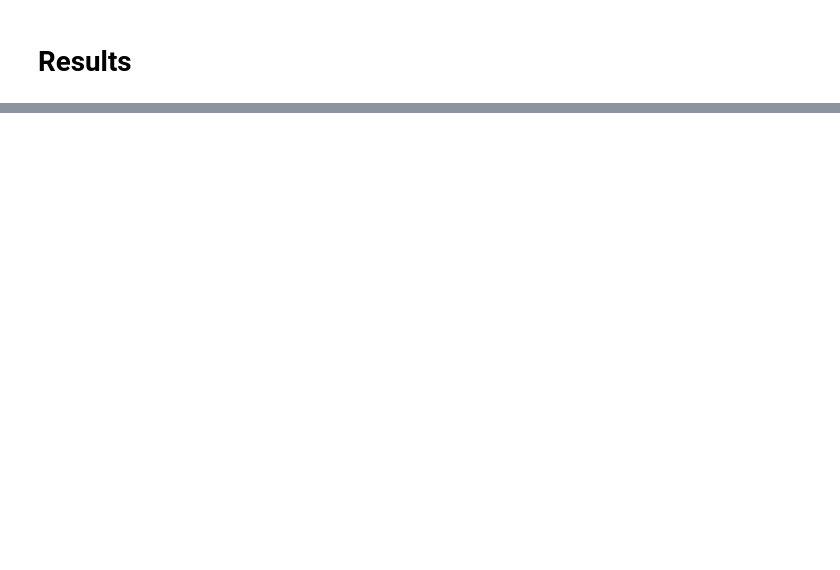
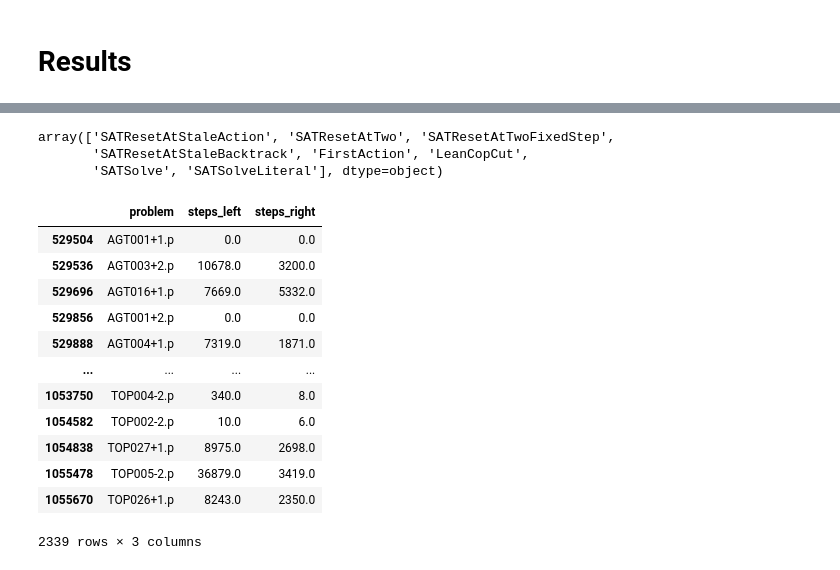
Before and after one commit to mfixman/connections, a Jupyter notebook: jupyter/Analysis_sat.ipynb, the cells around one changed output, grey strips where cells are left out. Cells and saved outputs as stored; diff of their text form; code cells hidden in the pictures; blank space fills up the shorter version.

```diff
--- a/jupyter/Analysis_sat.ipynb
+++ b/jupyter/Analysis_sat.ipynb
@@ -24,7 +24,7 @@ seaborn.set()
 data = pandas.concat(
     [
         pandas.read_csv(
-            'results/SATReset_Tuesday_partial.csv',
+            'results/SATReset_Tuesday.csv',
         ),
         pandas.read_csv(
             'results/SATResetTuesdayControl.csv',
@@ -179,0 +298,22 @@ pyplot.legend(loc = 0, fontsize = 'small', reverse = True, title = 'Steps ≤',
+# %%
+merged.strategy_right.unique()
+# %% [output]
+array(['SATResetAtStaleAction', 'SATResetAtTwo', 'SATResetAtTwoFixedStep',
+       'SATResetAtStaleBacktrack', 'FirstAction', 'LeanCopCut',
+       'SATSolve', 'SATSolveLiteral'], dtype=object)
+# %%
+merged[(merged.strategy_left == 'SATSolveLiteral') & (merged.strategy_right == 'SATResetAtStaleAction') & merged.solved_right & merged.solved_left][['problem', 'steps_left', 'steps_right']]
+# %% [output]
+|  | problem | steps_left | steps_right |
+| 529504 | AGT001+1.p | 0.0 | 0.0 |
+| 529536 | AGT003+2.p | 10678.0 | 3200.0 |
+| 529696 | AGT016+1.p | 7669.0 | 5332.0 |
+| 529856 | AGT001+2.p | 0.0 | 0.0 |
+| 529888 | AGT004+1.p | 7319.0 | 1871.0 |
+| ... | ... | ... | ... |
+| 1053750 | TOP004-2.p | 340.0 | 8.0 |
+| 1054582 | TOP002-2.p | 10.0 | 6.0 |
+| 1054838 | TOP027+1.p | 8975.0 | 2698.0 |
+| 1055478 | TOP005-2.p | 36879.0 | 3419.0 |
+| 1055670 | TOP026+1.p | 8243.0 | 2350.0 |
+2339 rows × 3 columns
```
Also changed, not shown: parts of 16 cells of this notebook, 12 other files.
